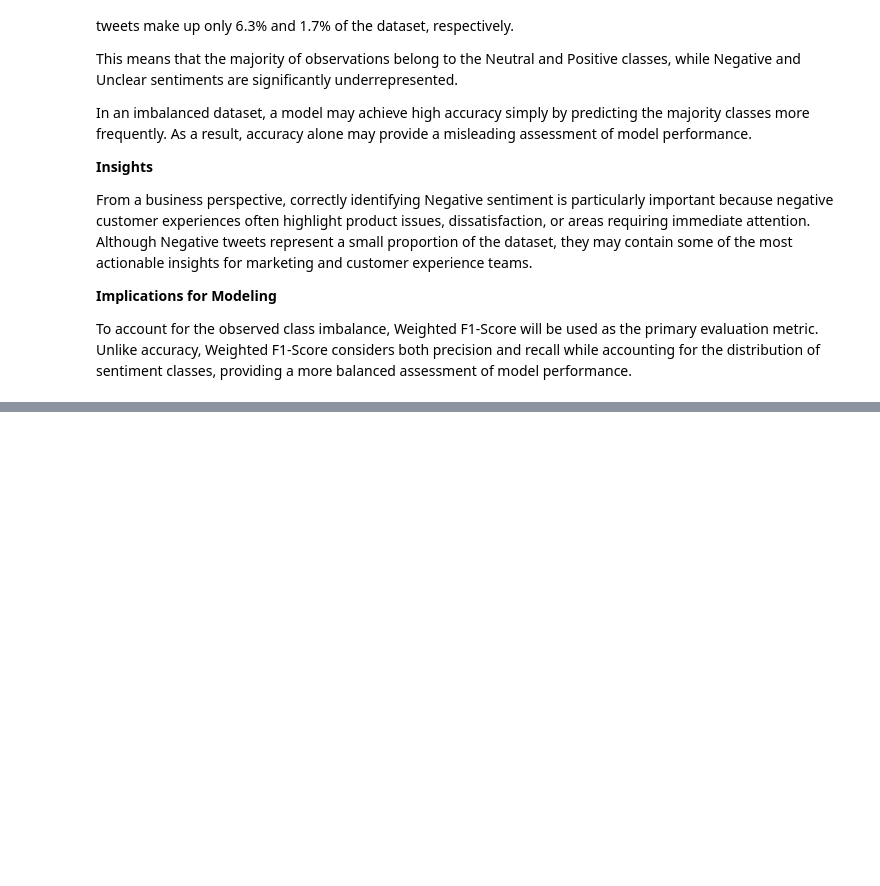
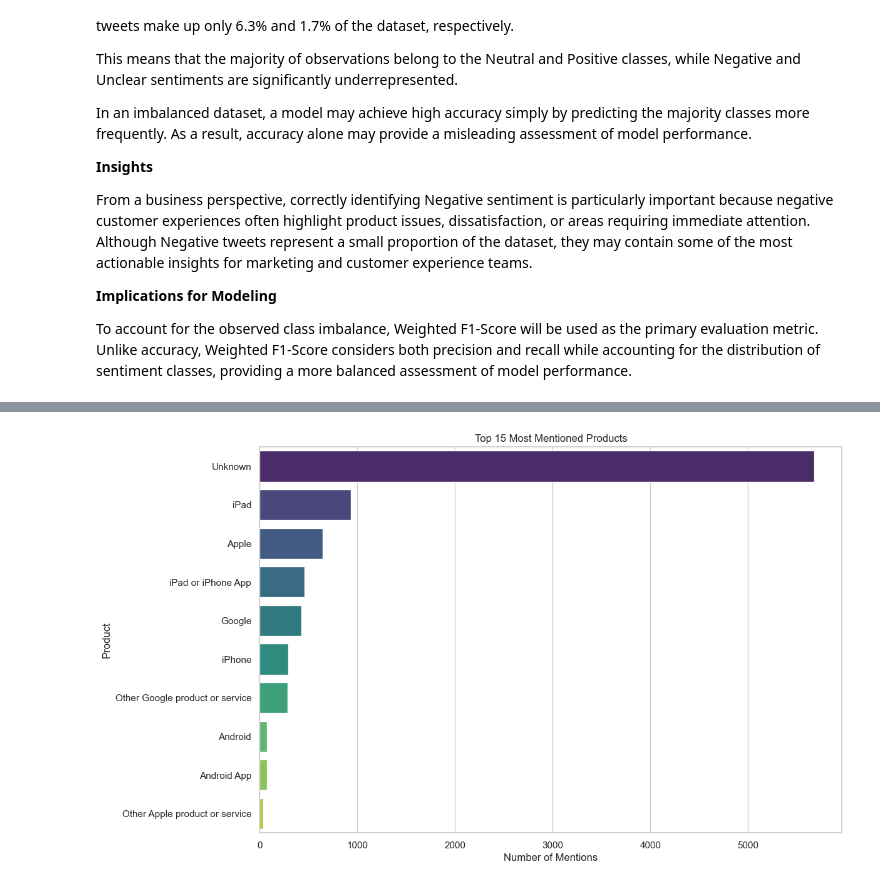
Before and after one commit to byegond-beep/Consumer-Sentiment-Analysis-of-Apple-and-Google-Products-Using-Natural-Language-Processing, a Jupyter notebook: Consumer-Sentiment-Analysis-of-Apple-and-Google-Products-Using-NLP.ipynb, the cells around one changed output, grey strips where cells are left out. Drawn from its saved outputs; the diff is of its cells as text; code cells hidden in the pictures; blank space fills up the shorter version.

```diff
--- a/Consumer-Sentiment-Analysis-of-Apple-and-Google-Products-Using-NLP.ipynb
+++ b/Consumer-Sentiment-Analysis-of-Apple-and-Google-Products-Using-NLP.ipynb
@@ -612,0 +640,20 @@ To account for the observed class imbalance, Weighted F1-Score will be used as t
+# %%
+product_counts = df['product'].value_counts().head(15)
+
+plt.figure(figsize=(12,8))
+
+sns.barplot(
+    x=product_counts.values,
+    y=product_counts.index,
+    hue=product_counts.index,
+    palette='viridis',
+    legend=False
+)
+
+plt.title('Top 15 Most Mentioned Products')
+plt.xlabel('Number of Mentions')
+plt.ylabel('Product')
+
+plt.show()
+# %% [output]
+[figure, added]
```
Also changed, not shown: parts of 16 cells of this notebook.
